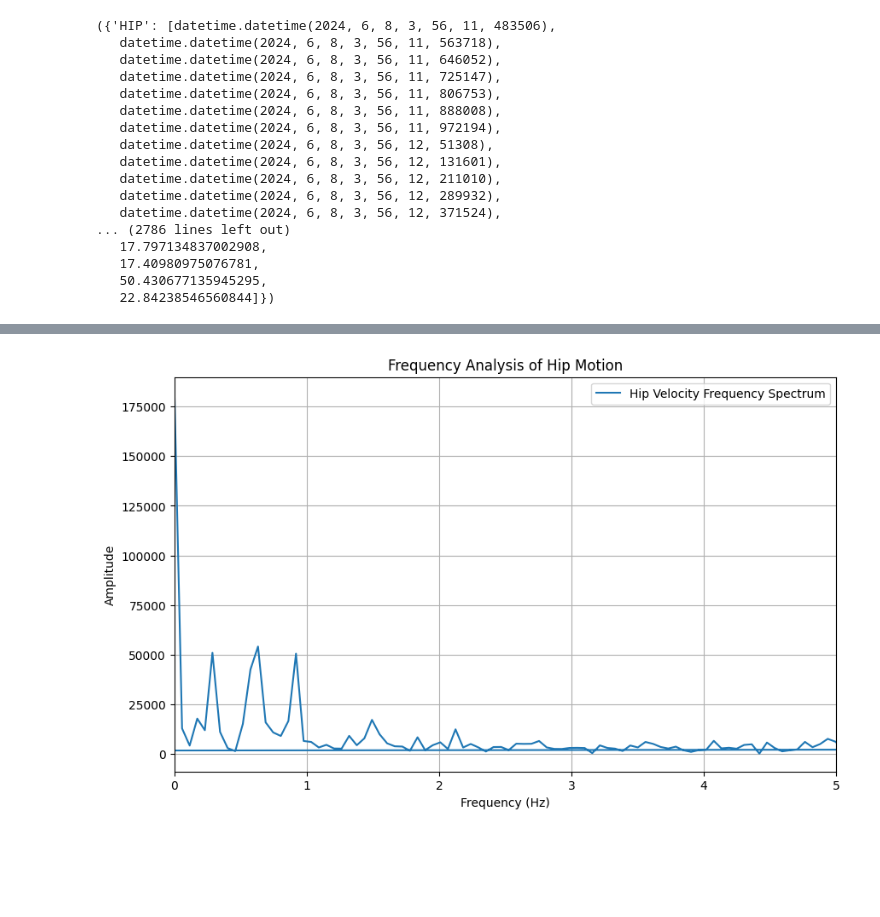
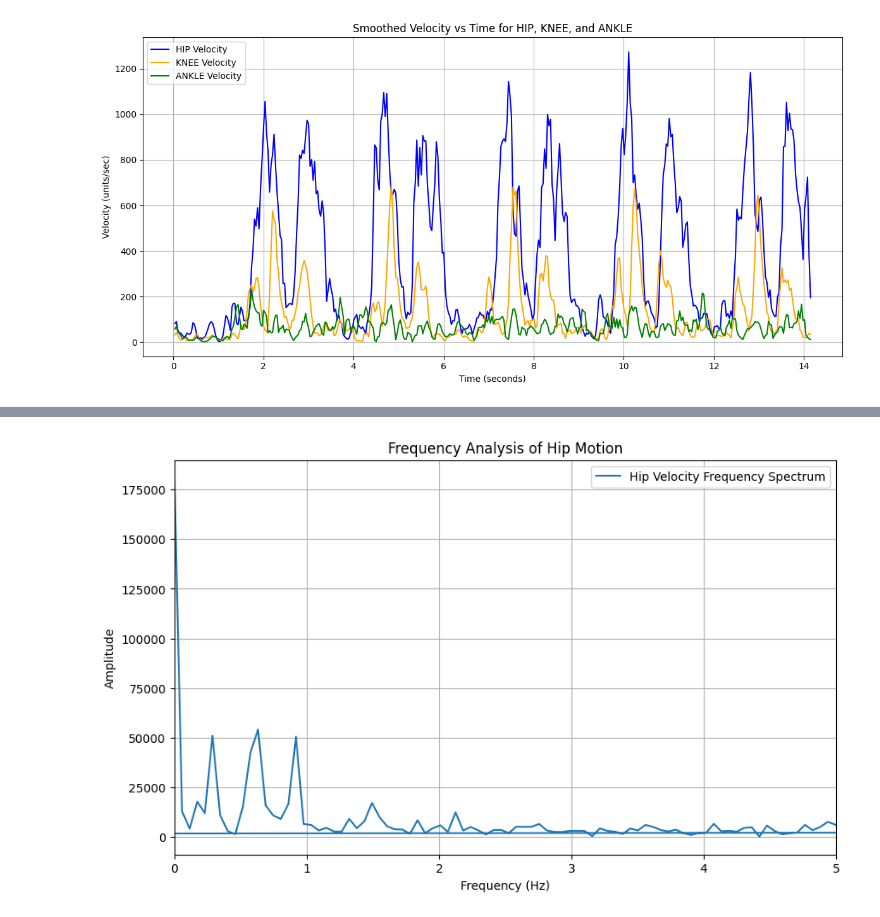
Before and after one commit to brennanleez-coder/opencv-healthcare, a Jupyter notebook: algorithms/sit_stand_overall.ipynb, the cells around one changed output, grey strips where cells are left out. Cells and saved outputs as stored; diff of their text form; code cells hidden in the pictures; blank space fills up the shorter version.

```diff
--- a/algorithms/sit_stand_overall.ipynb
+++ b/algorithms/sit_stand_overall.ipynb
@@ -456,65 +456,62 @@ import matplotlib.pyplot as plt
 # VELOCITY TIME GRAPH
 def parse_timestamp(ts):
     return datetime.strptime(ts, '%Y-%m-%d %H:%M:%S,%f')
 
 # Function to calculate velocities
 def calculate_velocities(data):
     velocities = {
         "HIP": [],
         "KNEE": [],
         "ANKLE": [],
     }
     times = {
         "HIP": [],
         "KNEE": [],
         "ANKLE": [],
     }
     # Loop over each keypoint type
     for key in data:
         for i in range(1, len(data[key])):
-            t1 = parse_timestamp(data[key][i-1][0])
-            t2 = parse_timestamp(data[key][i][0])
-            delta_t = (t2 - t1).total_seconds()
+            t1 = data[key][i-1][0]
+            t2 = data[key][i][0]
+            delta_t = (t2 - t1)
             displacement = data[key][i][1]
             if delta_t > 0:  # To prevent division by zero
                 velocity = displacement / delta_t
                 velocities[key].append(velocity)
-                times[key].append(t2)
+                times[key].append(t2) # The ending time that is associated with the velocity
     return times, velocities
 
 times, velocities = calculate_velocities(joint_displacement_history)
 
-# Plotting
-plt.figure(figsize=(10, 6))  # Adjust size as needed
 
-# Loop through each keypoint and plot
-for key in velocities:
-    if velocities[key]:  # Ensure there is data to plot
-        plt.plot(times[key], velocities[key], marker='o', linestyle='-', label=f'{key} Velocity')
+def smooth(y, box_pts):
+    box = np.ones(box_pts) / box_pts
+    y_smooth = np.convolve(y, box, mode='same')
+    return y_smooth
 
-plt.title('Velocity vs Time for HIP, KNEE, and ANKLE')
-plt.xlabel('Time')
-plt.ylabel('Velocity (units/sec)')
-plt.legend()
-plt.grid(True)
-plt.gcf().autofmt_xdate()  # Rotate date labels for better readability
-plt.tight_layout()  # Adjust subplots to give room for labels
-plt.show()
+def plot_vt_graph(times, velocities, smoothed=False, box_pts=3, ):
+    plt.figure(figsize=(12, 6))
+    if smoothed:
+        hip_velocities = smooth(velocities['HIP'], box_pts)
+        knee_velocities = smooth(velocities['KNEE'], box_pts)
+        ankle_velocities = smooth(velocities['ANKLE'], box_pts)
+    else:
+        hip_velocities = velocities['HIP']
+        knee_velocities = velocities['KNEE']
+        ankle_velocities = velocities['ANKLE']
+    plt.plot(times['HIP'], hip_velocities, label='HIP Velocity', color='blue')
+    plt.plot(times['KNEE'], knee_velocities, label='KNEE Velocity', color='orange')
+    plt.plot(times['ANKLE'], ankle_velocities, label='ANKLE Velocity', color='green')
+
+    plt.title('Smoothed Velocity vs Time for HIP, KNEE, and ANKLE')
+    plt.xlabel('Time (seconds)')
+    plt.ylabel('Velocity (units/sec)')
+    plt.legend()
+    plt.grid(True)
+    plt.tight_layout()
+    plt.show()
+
+plot_vt_graph(times, velocities, smoothed=True)
 # %% [output]
-({'HIP': [datetime.datetime(2024, 6, 8, 3, 56, 11, 483506),
-   datetime.datetime(2024, 6, 8, 3, 56, 11, 563718),
-   datetime.datetime(2024, 6, 8, 3, 56, 11, 646052),
-   datetime.datetime(2024, 6, 8, 3, 56, 11, 725147),
-   datetime.datetime(2024, 6, 8, 3, 56, 11, 806753),
-   datetime.datetime(2024, 6, 8, 3, 56, 11, 888008),
-   datetime.datetime(2024, 6, 8, 3, 56, 11, 972194),
-   datetime.datetime(2024, 6, 8, 3, 56, 12, 51308),
-   datetime.datetime(2024, 6, 8, 3, 56, 12, 131601),
-   datetime.datetime(2024, 6, 8, 3, 56, 12, 211010),
-   datetime.datetime(2024, 6, 8, 3, 56, 12, 289932),
-   datetime.datetime(2024, 6, 8, 3, 56, 12, 371524),
-... (2786 lines left out)
-   17.797134837002908,
-   17.40980975076781,
-   50.430677135945295,
-   22.84238546560844]})
+[figure, added]
```
Also changed, not shown: parts of 7 cells of this notebook.
